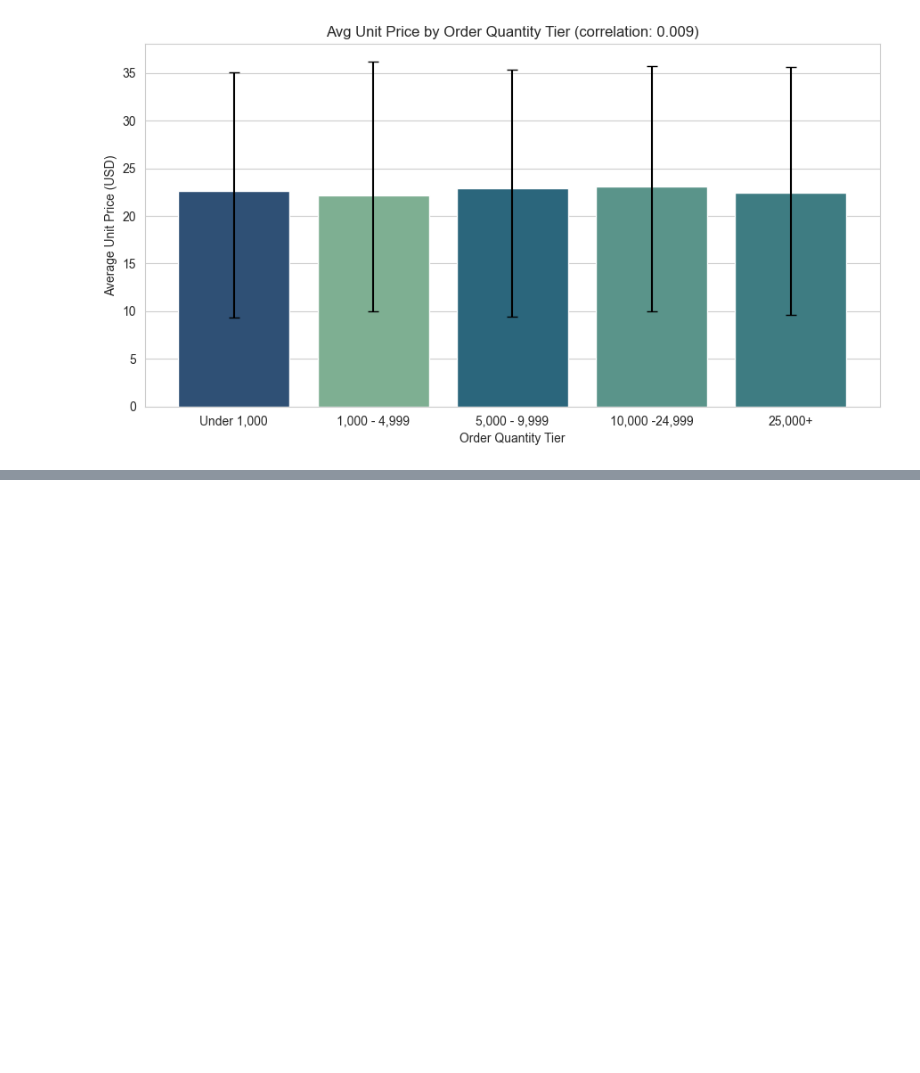
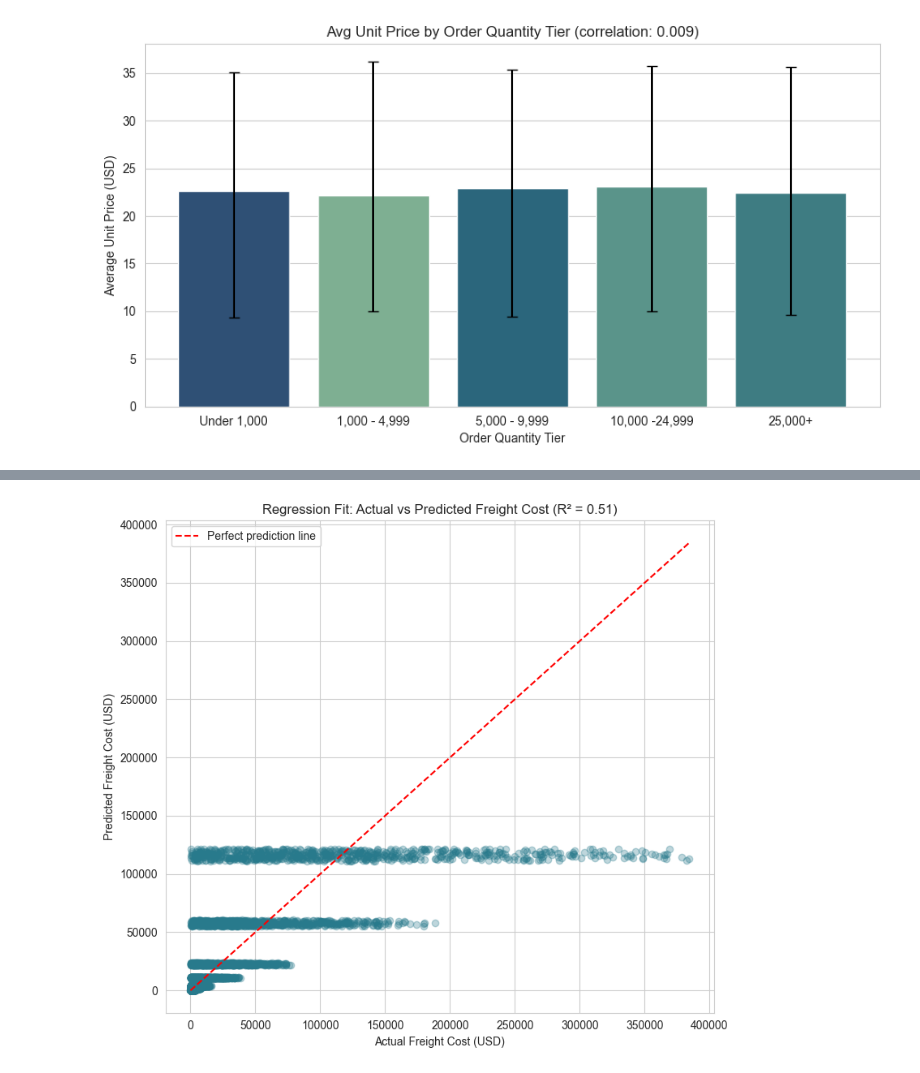
Before and after one commit to yashmonde24/Supply-Chain-Shipment-Pricing-And-Delivery-Risk-Analysis, a Jupyter notebook: python/kpi_analysis.ipynb, the cells around one changed output, grey strips where cells are left out. Drawn from its saved outputs; the diff is of its cells as text; code cells hidden in the pictures; blank space fills up the shorter version.

```diff
--- a/python/kpi_analysis.ipynb
+++ b/python/kpi_analysis.ipynb
@@ -484,0 +382,68 @@ Quantity-to-price correlation: 0.009
+# %%
+
+# Load data - only rows with both predictors and the target present
+
+query_reg = """
+            SELECT
+                  freight_cost_usd,
+                  weight_kilograms,
+                  line_item_quantity
+            FROM clean_shipment_pricing
+            WHERE freight_cost_usd IS NOT NULL
+            AND weight_kilograms IS NOT NULL
+            AND line_item_quantity IS NOT NULL;
+            """
+
+df_reg = pd.read_sql(query_reg,engine)
+print(f"Rows used for regression: {len(df_reg)}")
+
+# 2. Fit the model
+
+X = df_reg[["weight_kilograms", "line_item_quantity"]] # input features
+X_with_const = sm.add_constant(X)  # adds the intercept term
+y = df_reg["freight_cost_usd"] # target
+
+model = sm.OLS(y, X_with_const).fit() # model used
+
+print("\n" + "=" * 70)
+print("Regression Results : What drives freight cost?")
+print("=" * 70)
+print(model.summary())
+
+
+# 3.Statistical Summary
+
+r_squared = model.rsquared
+weight_coef = model.params["weight_kilograms"]
+qty_coef = model.params["line_item_quantity"]
+weight_p = model.pvalues["weight_kilograms"]
+qty_p = model.pvalues["line_item_quantity"]
+
+print("\n" + "=" * 70)
+print("Statistics Summaary")
+print("=" * 70)
+print(f"Model explains {r_squared:.1%} of the variation in freight cost using weight and order quantity.")
+print()
+print(f"Every extra kilogram of shipment weight adds about "
+      f"${weight_coef:.2f} to freight cost "
+      f"({'Statistically significant' if weight_p < 0.05 else 'Not statistically significant'}).")
+print(f"Every extra unit ordered adds about ${qty_coef:.4f} to freight cost "
+      f"({'Statistically significant' if qty_p < 0.05 else 'NOT statistically significant'}).")
+
+
+# 4. Visualize: actual vs predicted (the standard regression sanity check)
+predictions = model.predict(X_with_const)
+
+plt.figure(figsize=(8, 7))
+plt.scatter(y, predictions, alpha=0.3, color=sns.color_palette("crest")[3])
+plt.plot([y.min(), y.max()], [y.min(), y.max()], color="red", linestyle="--", label="Perfect prediction line")
+
+plt.xlabel("Actual Freight Cost (USD)")
+plt.ylabel("Predicted Freight Cost (USD)")
+plt.title(f"Regression Fit: Actual vs Predicted Freight Cost (R\u00b2 = {r_squared:.2f})")
+plt.legend()
+plt.tight_layout()
+plt.savefig("regression_actual_vs_predicted.png", dpi=120)
+plt.show()
+plt.close()
+# %% [output]
@@ -484,0 +467 @@ Quantity-to-price correlation: 0.009
+[figure, added]
```
Also changed, not shown: parts of 34 cells of this notebook, 3 other files.
